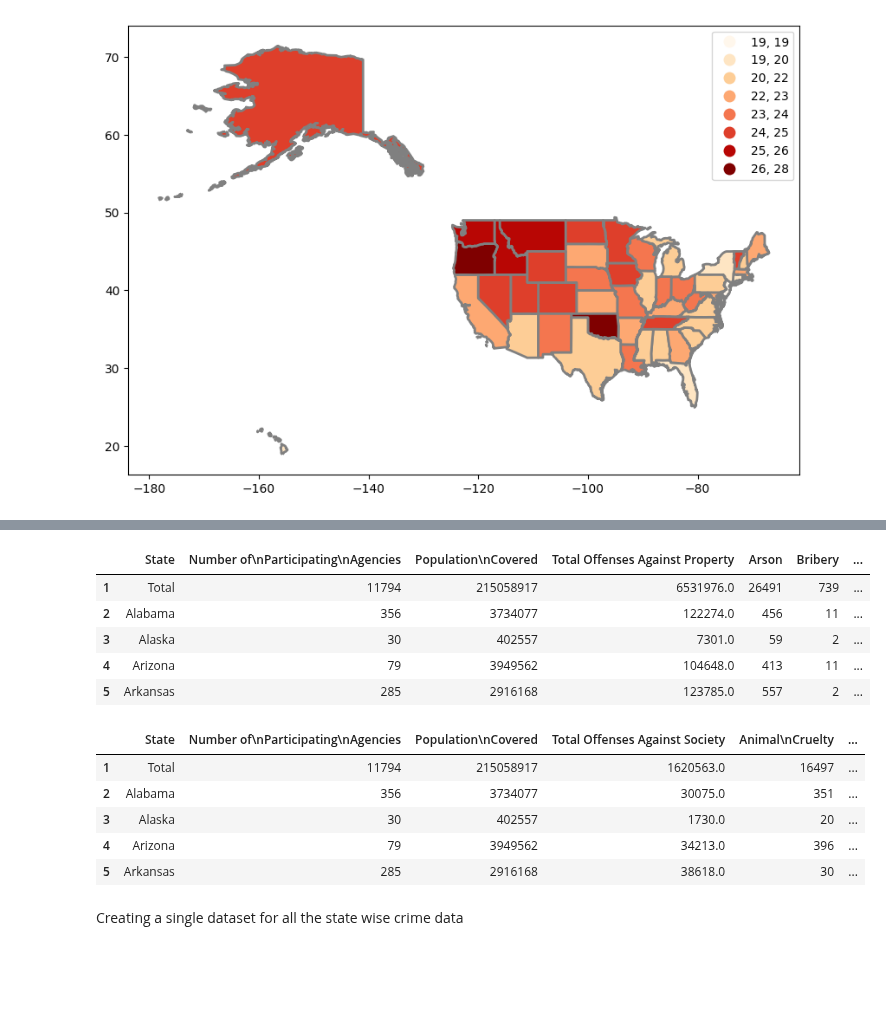
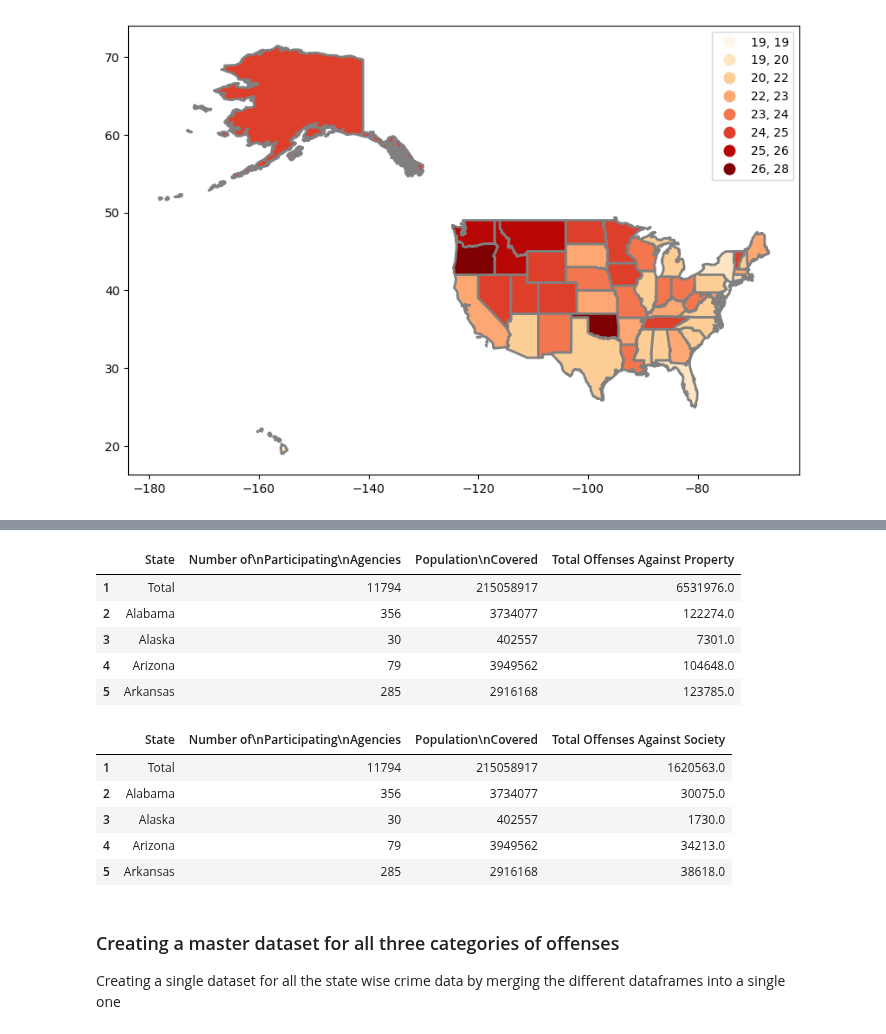
Before and after one commit to gauravshetty98/Analyzing-Statewise-Substance-Abuse-And-Its-Correalation, a Jupyter notebook: map_ps0.ipynb, the cells around one changed output, grey strips where cells are left out. Drawn from its saved outputs; the diff is of its cells as text; code cells hidden in the pictures; blank space fills up the shorter version.

```diff
--- a/map_ps0.ipynb
+++ b/map_ps0.ipynb
@@ -538,29 +364,31 @@ crime_against_person.head()
 # %%
 crime_against_property.iloc[0,3] = "Total Offenses Against Property"
 crime_against_property.columns = crime_against_property.iloc[0,:]
-crime_against_property = crime_against_property.iloc[1:,:]
+crime_against_property = crime_against_property.iloc[1:,:4]
 crime_against_property.head()
 # %% [output]
-|  | State | Number of\nParticipating\nAgencies | Population\nCovered | Total Offenses Against Property | Arson | Bribery | ... |
-| 1 | Total | 11794 | 215058917 | 6531976.0 | 26491 | 739 | ... |
-| 2 | Alabama | 356 | 3734077 | 122274.0 | 456 | 11 | ... |
-| 3 | Alaska | 30 | 402557 | 7301.0 | 59 | 2 | ... |
-| 4 | Arizona | 79 | 3949562 | 104648.0 | 413 | 11 | ... |
-| 5 | Arkansas | 285 | 2916168 | 123785.0 | 557 | 2 | ... |
+|  | State | Number of\nParticipating\nAgencies | Population\nCovered | Total Offenses Against Property |
+| 1 | Total | 11794 | 215058917 | 6531976.0 |
+| 2 | Alabama | 356 | 3734077 | 122274.0 |
+| 3 | Alaska | 30 | 402557 | 7301.0 |
+| 4 | Arizona | 79 | 3949562 | 104648.0 |
+| 5 | Arkansas | 285 | 2916168 | 123785.0 |
 # %%
 crime_against_society.iloc[0,3] = "Total Offenses Against Society"
 crime_against_society.columns = crime_against_society.iloc[0,:]
-crime_against_society = crime_against_society.iloc[1:,:]
+crime_against_society = crime_against_society.iloc[1:,:4]
 crime_against_society.head()
 # %% [output]
-|  | State | Number of\nParticipating\nAgencies | Population\nCovered | Total Offenses Against Society | Animal\nCruelty | ... |
-| 1 | Total | 11794 | 215058917 | 1620563.0 | 16497 | ... |
-| 2 | Alabama | 356 | 3734077 | 30075.0 | 351 | ... |
-| 3 | Alaska | 30 | 402557 | 1730.0 | 20 | ... |
-| 4 | Arizona | 79 | 3949562 | 34213.0 | 396 | ... |
-| 5 | Arkansas | 285 | 2916168 | 38618.0 | 30 | ... |
+|  | State | Number of\nParticipating\nAgencies | Population\nCovered | Total Offenses Against Society |
+| 1 | Total | 11794 | 215058917 | 1620563.0 |
+| 2 | Alabama | 356 | 3734077 | 30075.0 |
+| 3 | Alaska | 30 | 402557 | 1730.0 |
+| 4 | Arizona | 79 | 3949562 | 34213.0 |
+| 5 | Arkansas | 285 | 2916168 | 38618.0 |
 # %% [markdown]
-Creating a single dataset for all the state wise crime data
+### Creating a master dataset for all three categories of offenses
+
+Creating a single dataset for all the state wise crime data by merging the different dataframes into a single one
 # %%
 inter_df = pd.merge(crime_against_person, crime_against_property, on = 'State', how = 'outer', indicator = True)
 crime_dataset = pd.merge(crime_against_society, inter_df, on = 'State',how = 'outer', indicator = 'exsits')
```
Also changed, not shown: parts of 36 cells of this notebook.
